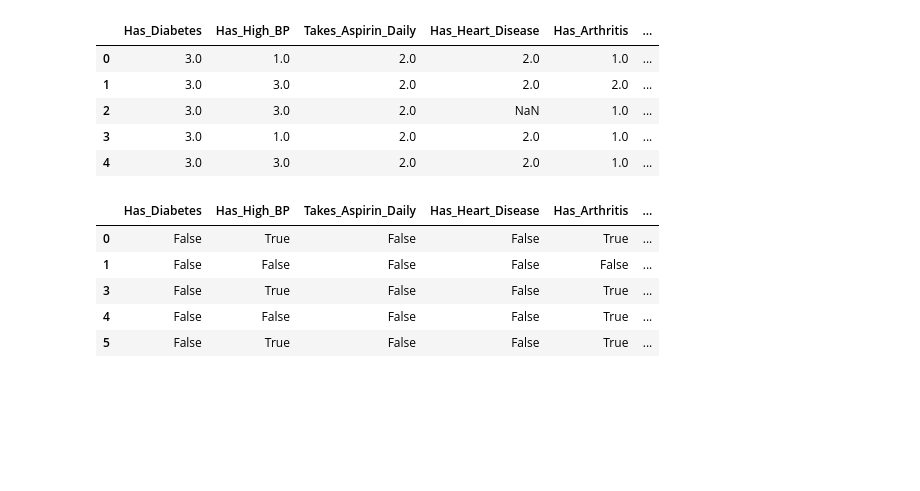
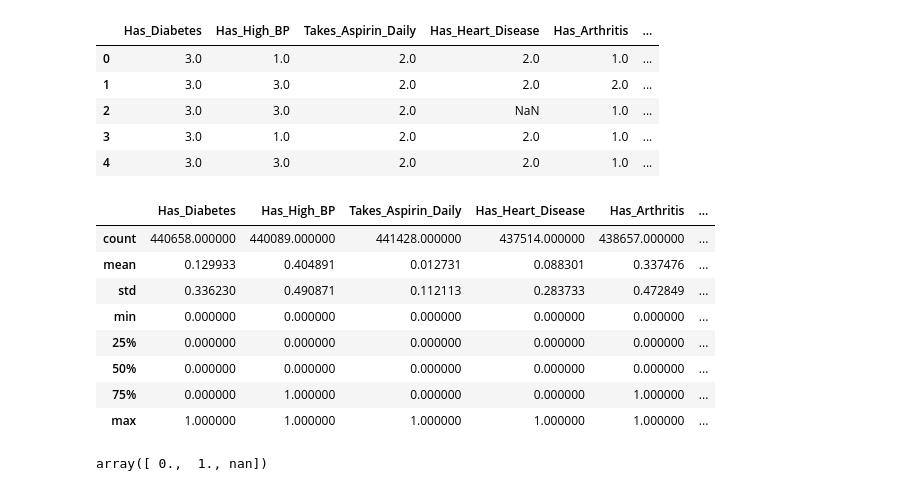
Before and after one commit to eddiephelanfortyfive/EPIC3, a Jupyter notebook: newDataCleaningV2.ipynb, the cells around one changed output. Saved outputs shown, nothing was run; the diff lists cells and outputs as text; code cells hidden in the pictures; blank space fills up the shorter version.

Commit message:
changing boolean values to binary

```diff
--- a/newDataCleaningV2.ipynb
+++ b/newDataCleaningV2.ipynb
@@ -133,9 +135,26 @@ clean_columns.head()
 
 clean_columns = clean_columns.replace(7,float('nan'))
 
-clean_columns['Needs_Daily_Assistance_(Memory Loss)'] = clean_columns['Needs_Daily_Assistance_(Memory Loss)'].replace({1:True, 2: True, 3: True, 4: False, 5:False})
+clean_columns['Needs_Daily_Assistance_(Memory Loss)'] = clean_columns['Needs_Daily_Assistance_(Memory Loss)'].replace({1:1, 2: 1, 3: 1, 4: 0, 5:0})
 
-clean_columns = clean_columns.replace({1:True, 2:False, 3:False, 4:False})
+clean_columns = clean_columns.replace({1:1, 2:0, 3:0, 4:0, 9:float('nan')})
+# %%
+clean_columns.describe()
+# %% [output]
+|  | Has_Diabetes | Has_High_BP | Takes_Aspirin_Daily | Has_Heart_Disease | Has_Arthritis | ... |
+| count | 440658.000000 | 440089.000000 | 441428.000000 | 437514.000000 | 438657.000000 | ... |
+| mean | 0.129933 | 0.404891 | 0.012731 | 0.088301 | 0.337476 | ... |
+| std | 0.336230 | 0.490871 | 0.112113 | 0.283733 | 0.472849 | ... |
+| min | 0.000000 | 0.000000 | 0.000000 | 0.000000 | 0.000000 | ... |
+| 25% | 0.000000 | 0.000000 | 0.000000 | 0.000000 | 0.000000 | ... |
+| 50% | 0.000000 | 0.000000 | 0.000000 | 0.000000 | 0.000000 | ... |
+| 75% | 0.000000 | 1.000000 | 0.000000 | 0.000000 | 1.000000 | ... |
+| max | 1.000000 | 1.000000 | 1.000000 | 1.000000 | 1.000000 | ... |
+# %%
+has_diabetes_values = clean_columns['Has_Diabetes'].unique()
+has_diabetes_values
+# %% [output]
+array([ 0.,  1., nan])
 # %%
 clean_columns = clean_columns.dropna()
 
@@ -158,10 +176,2 @@ clean_columns['Had_Pneumonia_Shot'] = clean_columns['Had_Pneumonia_Shot'].astype
 # %%
 clean_columns = pd.concat([clean_columns, numeric_columns], axis=1)
-clean_columns.head()
-# %% [output]
-|  | Has_Diabetes | Has_High_BP | Takes_Aspirin_Daily | Has_Heart_Disease | Has_Arthritis | ... |
-| 0 | False | True | False | False | True | ... |
-| 1 | False | False | False | False | False | ... |
-| 3 | False | True | False | False | True | ... |
-| 4 | False | False | False | False | True | ... |
-| 5 | False | True | False | False | True | ... |
```
Also changed, not shown: parts of 8 cells of this notebook, 1 other file.
